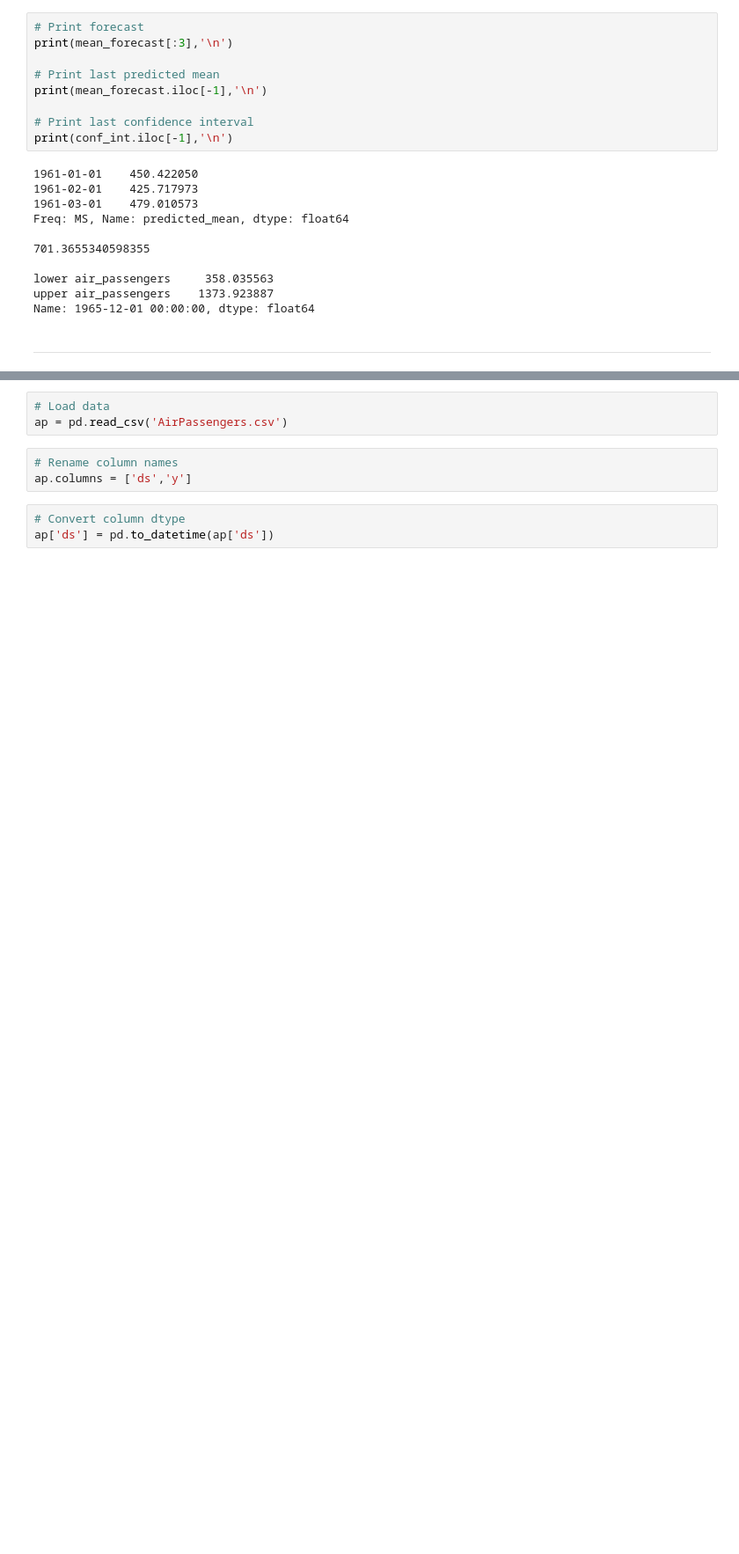
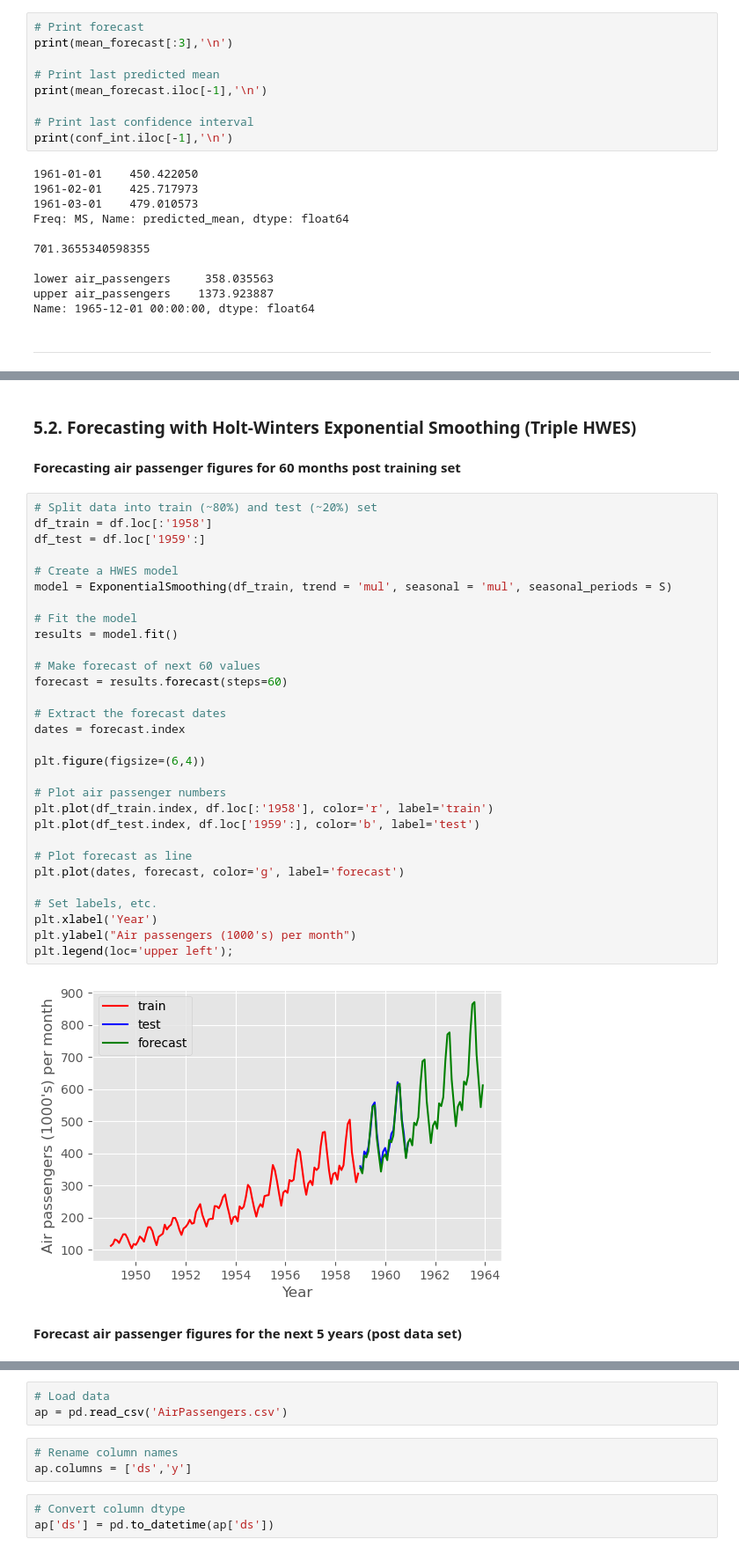
Before and after one commit to stolltho/iod_repo, a Jupyter notebook: Time-series/Time-series Project - AirPassengers_v2.ipynb, the cells around one changed output, grey strips where cells are left out. Shown at 88% size. Saved outputs shown, nothing was run; the diff lists cells and outputs as text; blank space fills up the shorter version.

```diff
--- a/Time-series/Time-series Project - AirPassengers.ipynb
+++ b/Time-series/Time-series Project - AirPassengers_v2.ipynb
@@ -690,0 +736,38 @@ Name: 1965-12-01 00:00:00, dtype: float64
+# %% [markdown]
+### 5.2. Forecasting with Holt-Winters Exponential Smoothing (Triple HWES)
+# %% [markdown]
+**Forecasting air passenger figures for 60 months post training set**
+# %%
+# Split data into train (~80%) and test (~20%) set
+df_train = df.loc[:'1958']
+df_test = df.loc['1959':]
+
+# Create a HWES model
+model = ExponentialSmoothing(df_train, trend = 'mul', seasonal = 'mul', seasonal_periods = S)
+
+# Fit the model
+results = model.fit()
+
+# Make forecast of next 60 values
+forecast = results.forecast(steps=60)
+
+# Extract the forecast dates
+dates = forecast.index
+
+plt.figure(figsize=(6,4))
+
+# Plot air passenger numbers
+plt.plot(df_train.index, df.loc[:'1958'], color='r', label='train')
+plt.plot(df_test.index, df.loc['1959':], color='b', label='test')
+
+# Plot forecast as line
+plt.plot(dates, forecast, color='g', label='forecast')
+
+# Set labels, etc.
+plt.xlabel('Year')
+plt.ylabel("Air passengers (1000's) per month")
+plt.legend(loc='upper left');
+# %% [output]
+[figure, added]
+# %% [markdown]
+**Forecast air passenger figures for the next 5 years (post data set)**
```
Also changed, not shown: parts of 41 cells of this notebook.
